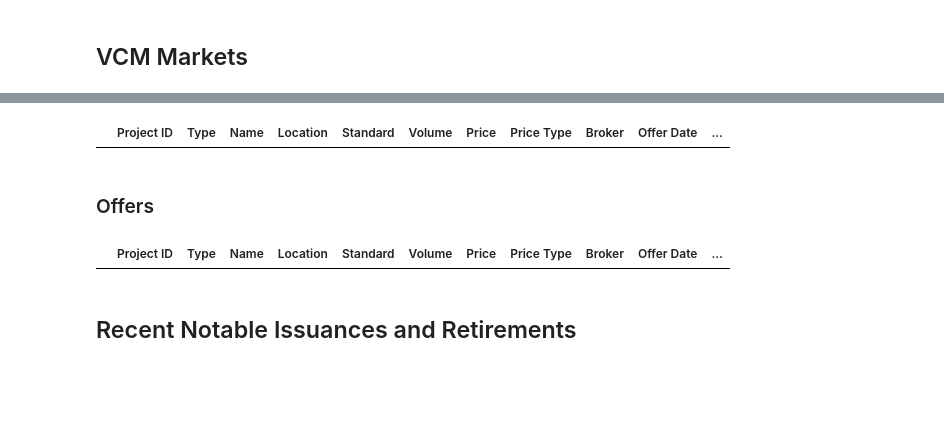
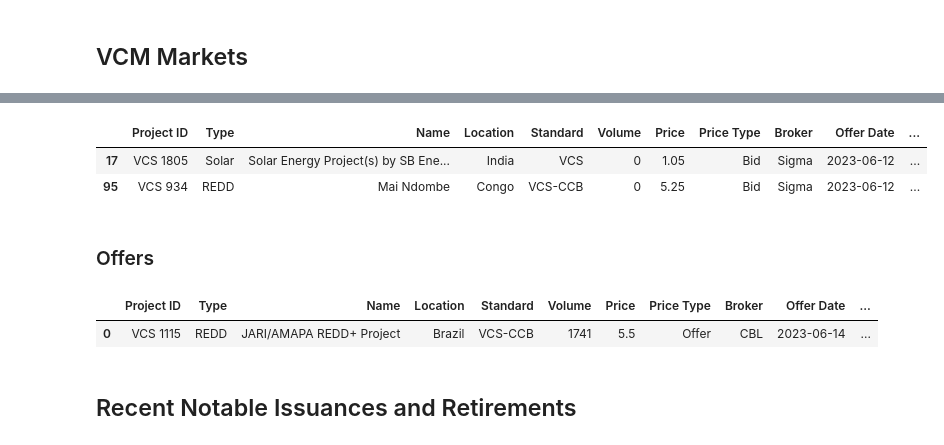
Before and after one commit to SamCurtis111/Voila_Testing, a Jupyter notebook: Carbon Report.ipynb, the cells around one changed output, grey strips where cells are left out. Drawn from its saved outputs; the diff is of its cells as text; code cells hidden in the pictures; blank space fills up the shorter version.

```diff
--- a/Carbon Report.ipynb
+++ b/Carbon Report.ipynb
@@ -190,5 +196,5 @@ project = Project_Analysis(prid)
 # %%
-broker_markets = data.broker_markets
+broker_markets = data.broker_markets.copy()
 broker_markets = broker_markets.iloc[:,1:]
 broker_markets['Offer Date'] = [pd.to_datetime(i).date() for i in broker_markets['Offer Date']]
 #broker_markets = broker_markets.drop(columns=['Notes', 'Year','Month'])
@@ -209,15 +218,22 @@ trades_yesterday
 # %%
-bids_yesterday = markets_yesterday[markets_yesterday['Price Type']=='Bid']
-bids_yesterday
+bids = broker_markets[broker_markets['Price Type']=='Bid']
+most_recent = max(bids['Offer Date'])
+last_bids = bids[bids['Offer Date']==most_recent]
+last_bids
 # %% [output]
 |  | Project ID | Type | Name | Location | Standard | Volume | Price | Price Type | Broker | Offer Date | ... |
+| 17 | VCS 1805 | Solar | Solar Energy Project(s) by SB Ene... | India | VCS | 0 | 1.05 | Bid | Sigma | 2023-06-12 | ... |
+| 95 | VCS 934 | REDD | Mai Ndombe | Congo | VCS-CCB | 0 | 5.25 | Bid | Sigma | 2023-06-12 | ... |
 # %% [markdown]
 ### Offers
 # %%
-offers_yesterday = markets_yesterday[markets_yesterday['Price Type']=='Offer']
-offers_yesterday.sort_values(by='Price', ascending=False)
+offers = broker_markets[broker_markets['Price Type']=='Offer']
+most_recent = max(offers['Offer Date'])
+last_offers = offers[offers['Offer Date']==most_recent]
+last_offers
 # %% [output]
 |  | Project ID | Type | Name | Location | Standard | Volume | Price | Price Type | Broker | Offer Date | ... |
+| 0 | VCS 1115 | REDD | JARI/AMAPA REDD+ Project | Brazil | VCS-CCB | 1741 | 5.5 | Offer | CBL | 2023-06-14 | ... |
 # %% [markdown]
 ## Recent Notable Issuances and Retirements
 # %%
```
Also changed, not shown: parts of 36 cells of this notebook, 33 other files.
